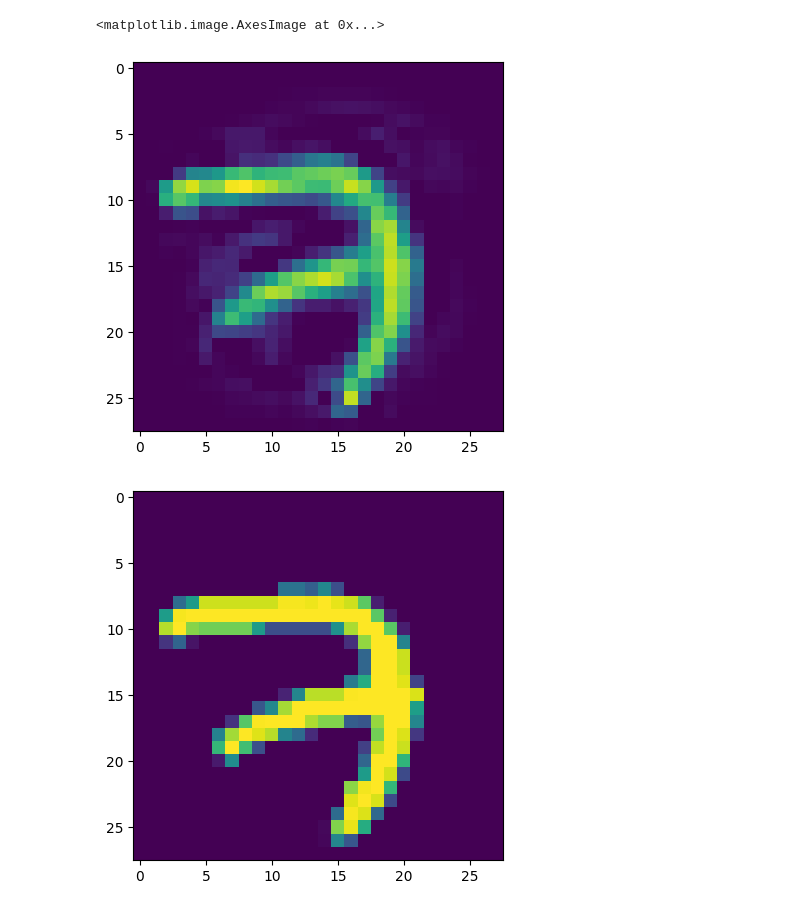
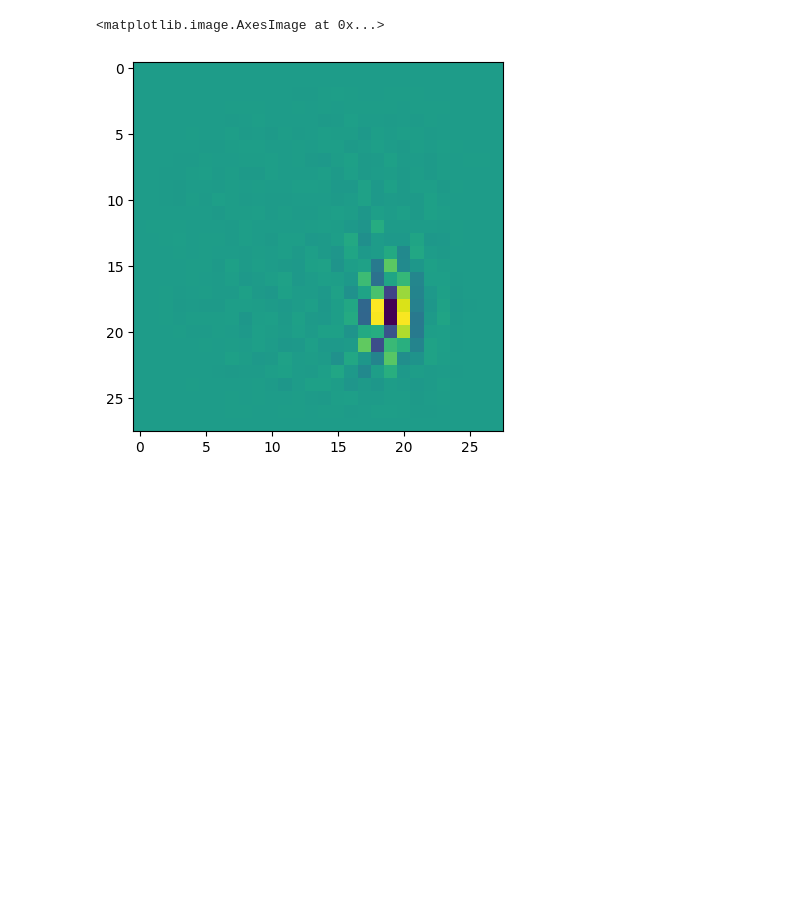
Before and after one commit to Sushanthgs/SparseDomainGenMod, a Jupyter notebook: OrthTransformCode.ipynb, the cells around one changed output. Cells and saved outputs as stored; diff of their text form; code cells hidden in the pictures; blank space fills up the shorter version.

```diff
--- a/OrthTransformCode.ipynb
+++ b/OrthTransformCode.ipynb
@@ -39,10 +39,10 @@ class sparseOrthoDictionaryTrainer:
             self.spCode()
             self.err[i]=np.mean((self.trainData-self.dict@self.proj)**2)
             if(i%dispInt==0):
-                print(f'Iteration:{i+1} Error:{self.err[i][0]:0.4f}')
+                print(f'Iteration:{i} Error:{self.err[i][0]:0.4f}')
             self.dictUpdate()
 
-spp=50
+spp=70
 numIter=100
 mnistTrainDict=sparseOrthoDictionaryTrainer(xTrainPreproc,spp,numIter)
 mnistTrainDict.fitDict(dispInt=10)
@@ -74,10 +74,7 @@ recon_data=(mnistTrainDict.dict@mnistTrainDict.proj+trainSetMean)
 recon_data*=recon_data>=0.0
 recon_data=(recon_data/np.max(recon_data,axis=0))*255.0
 # %%
-plt.imshow(recon_data[:,5000].reshape(28,28))
-plt.figure()
-plt.imshow(xTrain[5000,:,:])
+plt.imshow(mnistTrainDict.dict[:,152].reshape(28,28))
 # %% [output]
 <matplotlib.image.AxesImage at 0x...>
-[figure, old version]
+[figure, new version]
-[figure, removed]
```
Also changed, not shown: parts of 2 cells of this notebook, 1 other file.
